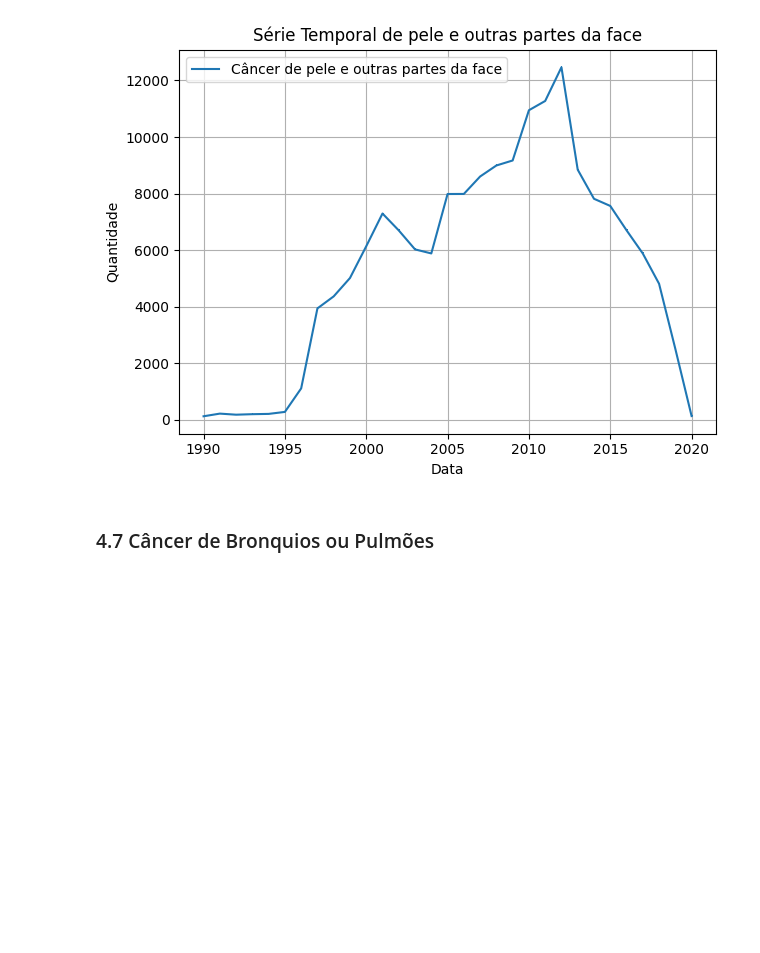
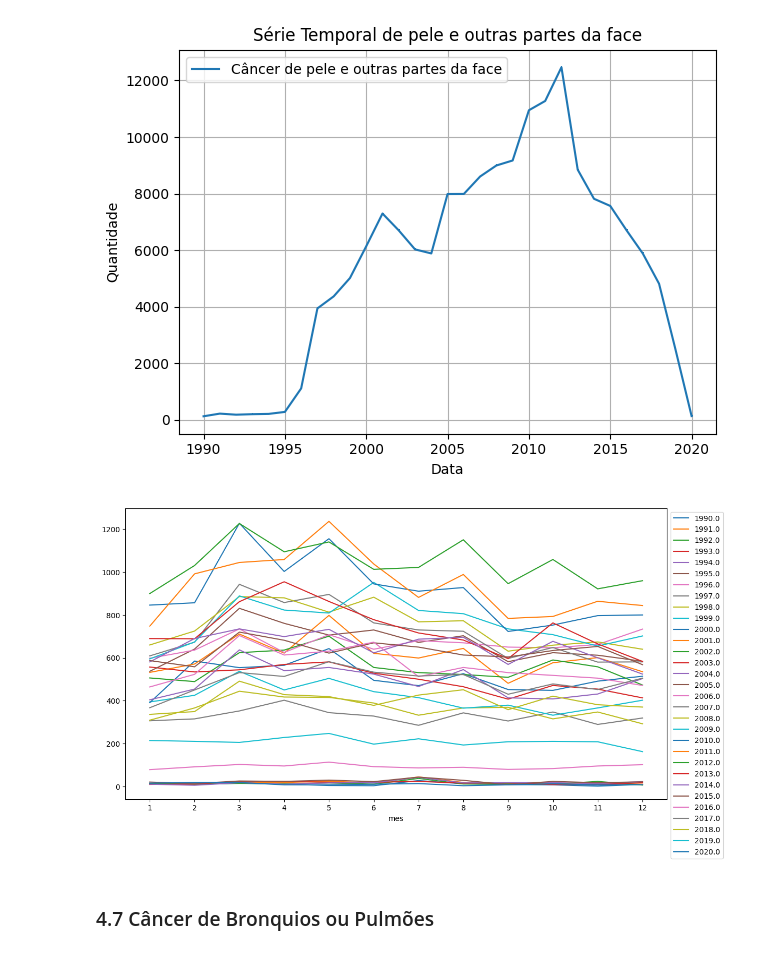
Before and after one commit to MateusVasc/IC-Cancer-Time-Series, a Jupyter notebook: presentation.ipynb, the cells around one changed output. Drawn from its saved outputs; the diff is of its cells as text; code cells hidden in the pictures; blank space fills up the shorter version.

```diff
--- a/presentation.ipynb
+++ b/presentation.ipynb
@@ -923,6 +942,25 @@ plt.tight_layout()
 plt.show()
 # %% [output]
 [figure]
+# %%
+df_test_4 = pd.DataFrame()
+
+df_test_4['ano'] = df_peles_de_outras_partes['Data de Diagnostico'].dt.year
+df_test_4['mes'] = df_peles_de_outras_partes['Data de Diagnostico'].dt.month
+
+df_group_4 = df_test_4.groupby(['ano', 'mes']).size().reset_index(name='contagem')
+
+df_pivot_4 = df_group_4.pivot(index='mes', columns='ano', values='contagem').fillna(0)
+
+fig, ax = plt.subplots(figsize=(12, 7))
+df_pivot_4.plot(ax=ax)
+ax.set_xticks(df_pivot_4.index)
+
+leg = ax.legend(loc='upper left', bbox_to_anchor=(1, 1))
+plt.tight_layout()
+plt.show()
+# %% [output]
+[figure, added]
 # %% [markdown]
 ### 4.7 Câncer de Bronquios ou Pulmões
 # %%
```
Also changed, not shown: parts of 2 cells of this notebook.
